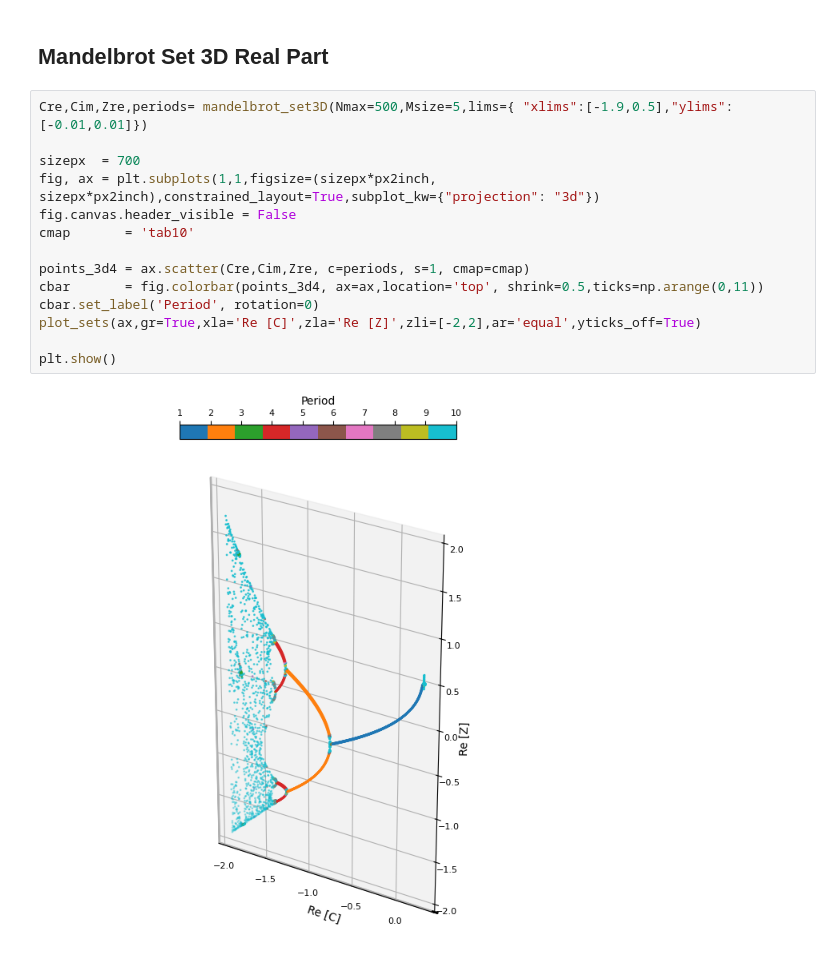
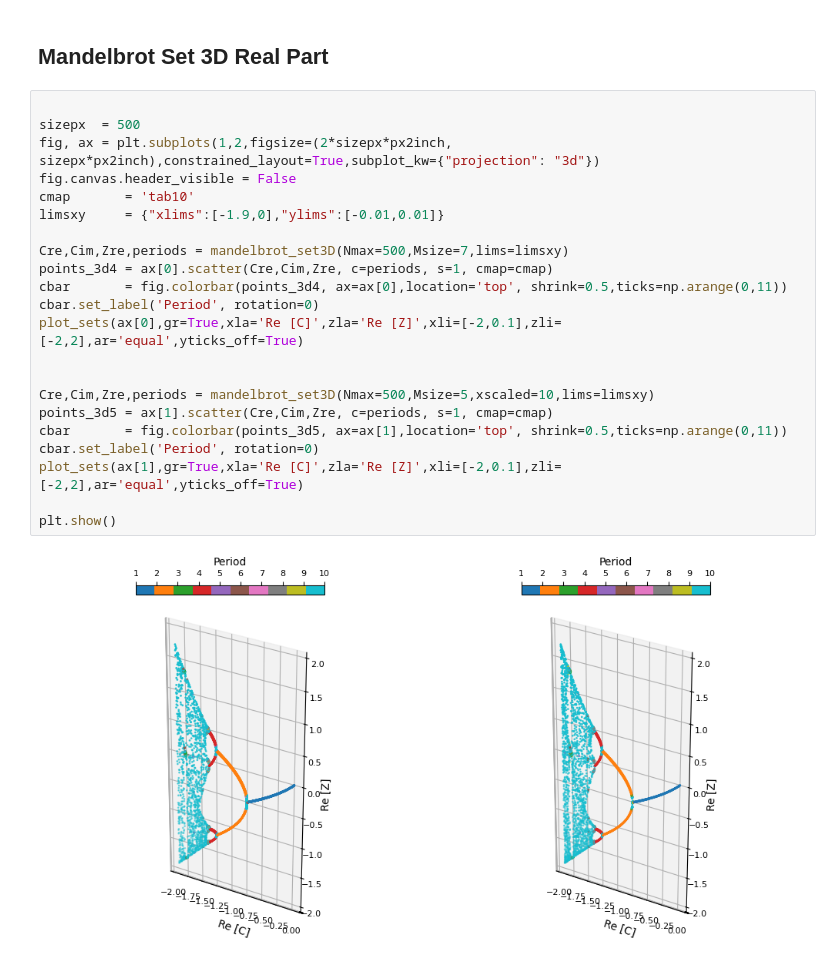
Before and after one commit to GenioSainz/Colab-Demos, a Jupyter notebook: scripts/MandelbrotStability.ipynb, the cells around one changed output. Saved outputs shown, nothing was run; the diff lists cells and outputs as text.

Commit message:
mandelbrot set III

```diff
--- a/scripts/MandelbrotStability.ipynb
+++ b/scripts/MandelbrotStability.ipynb
@@ -544,18 +573,26 @@ plt.show()
 # %% [markdown]
 ## Mandelbrot Set 3D Real Part
 # %%
-Cre,Cim,Zre,periods= mandelbrot_set3D(Nmax=500,Msize=5,lims={ "xlims":[-1.9,0.5],"ylims":[-0.01,0.01]})
 
-sizepx  = 700
-fig, ax = plt.subplots(1,1,figsize=(sizepx*px2inch, sizepx*px2inch),constrained_layout=True,subplot_kw={"projection": "3d"})
+sizepx  = 500
+fig, ax = plt.subplots(1,2,figsize=(2*sizepx*px2inch, sizepx*px2inch),constrained_layout=True,subplot_kw={"projection": "3d"})
 fig.canvas.header_visible = False
 cmap       = 'tab10'
+limsxy     = {"xlims":[-1.9,0],"ylims":[-0.01,0.01]}
 
-points_3d4 = ax.scatter(Cre,Cim,Zre, c=periods, s=1, cmap=cmap)
-cbar       = fig.colorbar(points_3d4, ax=ax,location='top', shrink=0.5,ticks=np.arange(0,11))
+Cre,Cim,Zre,periods = mandelbrot_set3D(Nmax=500,Msize=7,lims=limsxy)
+points_3d4 = ax[0].scatter(Cre,Cim,Zre, c=periods, s=1, cmap=cmap)
+cbar       = fig.colorbar(points_3d4, ax=ax[0],location='top', shrink=0.5,ticks=np.arange(0,11))
 cbar.set_label('Period', rotation=0)
-plot_sets(ax,gr=True,xla='Re [C]',zla='Re [Z]',zli=[-2,2],ar='equal',yticks_off=True)
+plot_sets(ax[0],gr=True,xla='Re [C]',zla='Re [Z]',xli=[-2,0.1],zli=[-2,2],ar='equal',yticks_off=True)
+
+
+Cre,Cim,Zre,periods = mandelbrot_set3D(Nmax=500,Msize=5,xscaled=10,lims=limsxy)
+points_3d5 = ax[1].scatter(Cre,Cim,Zre, c=periods, s=1, cmap=cmap)
+cbar       = fig.colorbar(points_3d5, ax=ax[1],location='top', shrink=0.5,ticks=np.arange(0,11))
+cbar.set_label('Period', rotation=0)
+plot_sets(ax[1],gr=True,xla='Re [C]',zla='Re [Z]',xli=[-2,0.1],zli=[-2,2],ar='equal',yticks_off=True)
 
 plt.show()
 # %% [output]
-[figure, old version]
+[figure, new version]
```
Also changed, not shown: parts of 8 cells of this notebook, 13 other files.
